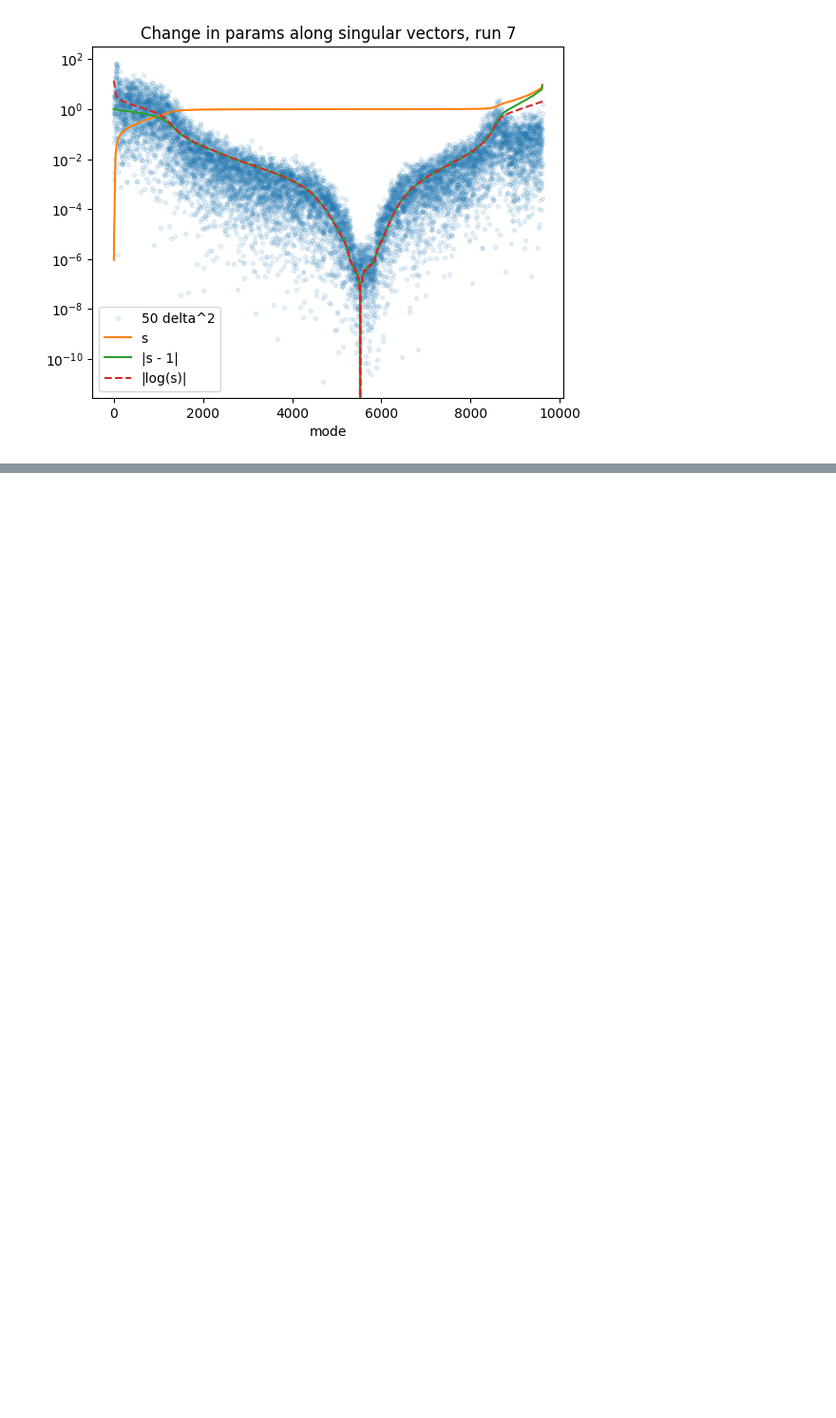
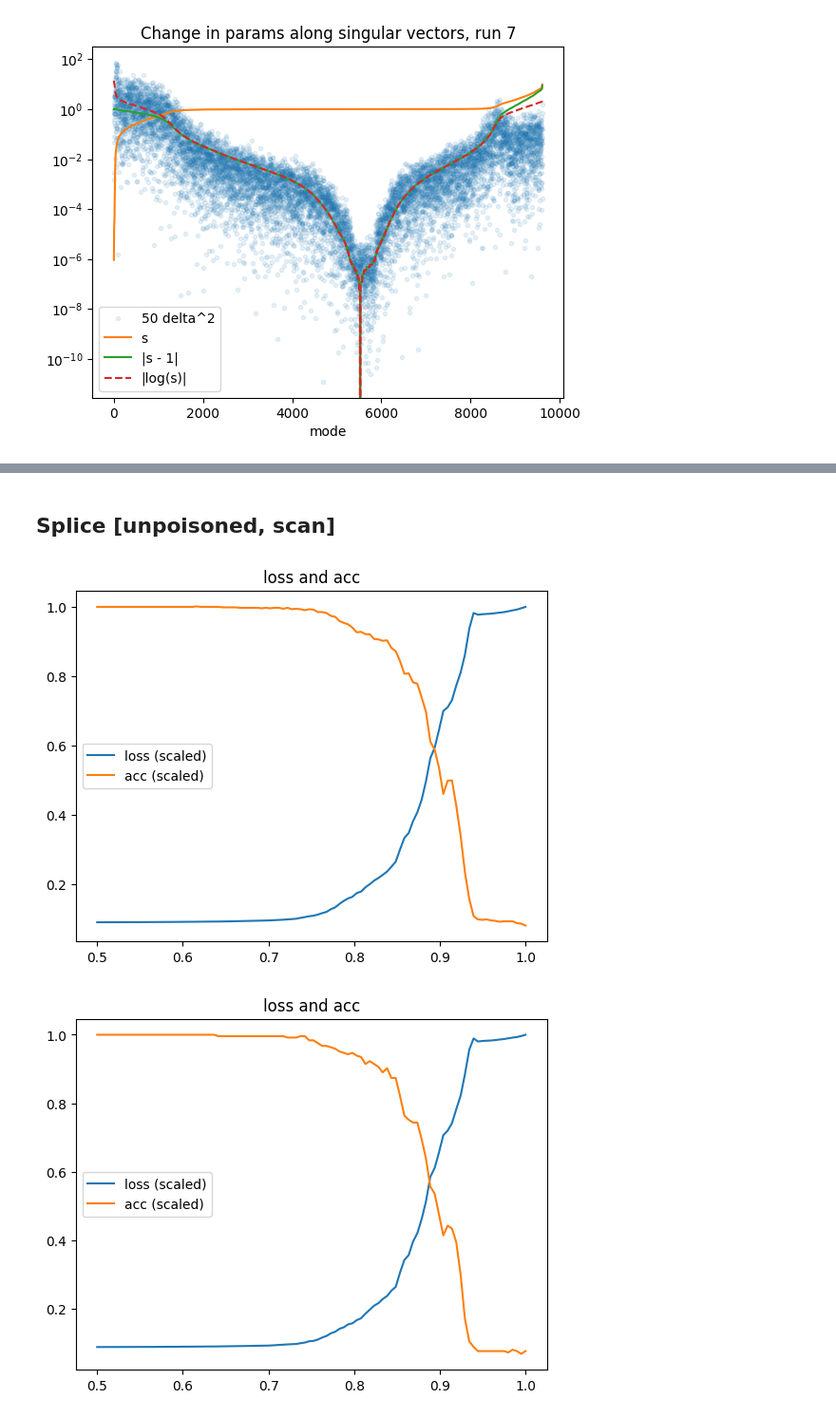
Before and after one commit to EleutherAI/basin-volume, a Jupyter notebook: delta_size.ipynb, the cells around one changed output, grey strips where cells are left out. Shown at 95% size. Cells and saved outputs as stored; diff of their text form; code cells hidden in the pictures; blank space fills up the shorter version.

```diff
--- a/delta_size.ipynb
+++ b/delta_size.ipynb
@@ -54,0 +481,56 @@ for i in range(8):
+# %% [markdown]
+## Splice [unpoisoned, scan]
+# %%
+i = 0
+
+s = s8[i]
+vt = vt8[i]
+
+init_params_i = init_params[i]
+final_params_i = final_params[i]
+delta_i = final_params_i - init_params_i
+
+my_model = model
+
+dim = s.shape[0]
+
+flattest = jnp.argsort(jnp.abs(s - 1))
+dimfracs = jnp.linspace(0.5, 1, 100)
+
+
+for myX, myY in [(X_train, Y_train), (X_test, Y_test)]:
+
+    spliced_losses = []
+    spliced_accs = []
+
+    for dimfrac in dimfracs:
+        bulkdim = int(dim * dimfrac)
+
+        proj = vt[flattest][:bulkdim]
+        projected = proj.T @ (proj @ delta_i)
+
+        spliced = final_params_i - projected
+
+        loss, acc = loss_fn(unravel(spliced), my_model.apply, myX, myY)
+        spliced_losses.append(loss)
+        spliced_accs.append(acc)
+
+        #spliced = repeat(final_params_i, 'd -> b d', b=100) - einsum(projected, t, 'd, b -> b d')
+
+    init_loss, init_acc = loss_fn(unravel(init_params_i), my_model.apply, myX, myY)
+    final_loss, final_acc = loss_fn(unravel(final_params_i), my_model.apply, myX, myY)
+
+    spliced_losses = jnp.stack(spliced_losses)
+    spliced_accs = jnp.stack(spliced_accs)
+
+    spliced_losses_scaled = (spliced_losses - init_loss) / (final_loss - init_loss)
+    spliced_accs_scaled = (spliced_accs - init_acc) / (final_acc - init_acc)
+
+    plt.plot(dimfracs, spliced_losses / init_loss, label="loss (scaled)")
+    plt.plot(dimfracs, spliced_accs / final_acc, label="acc (scaled)")
+    plt.legend()
+    plt.title('loss and acc')
+    plt.show()
+# %% [output]
+[figure, added]
+[figure, added]
```
Also changed, not shown: parts of 44 cells of this notebook, 3 other files.
